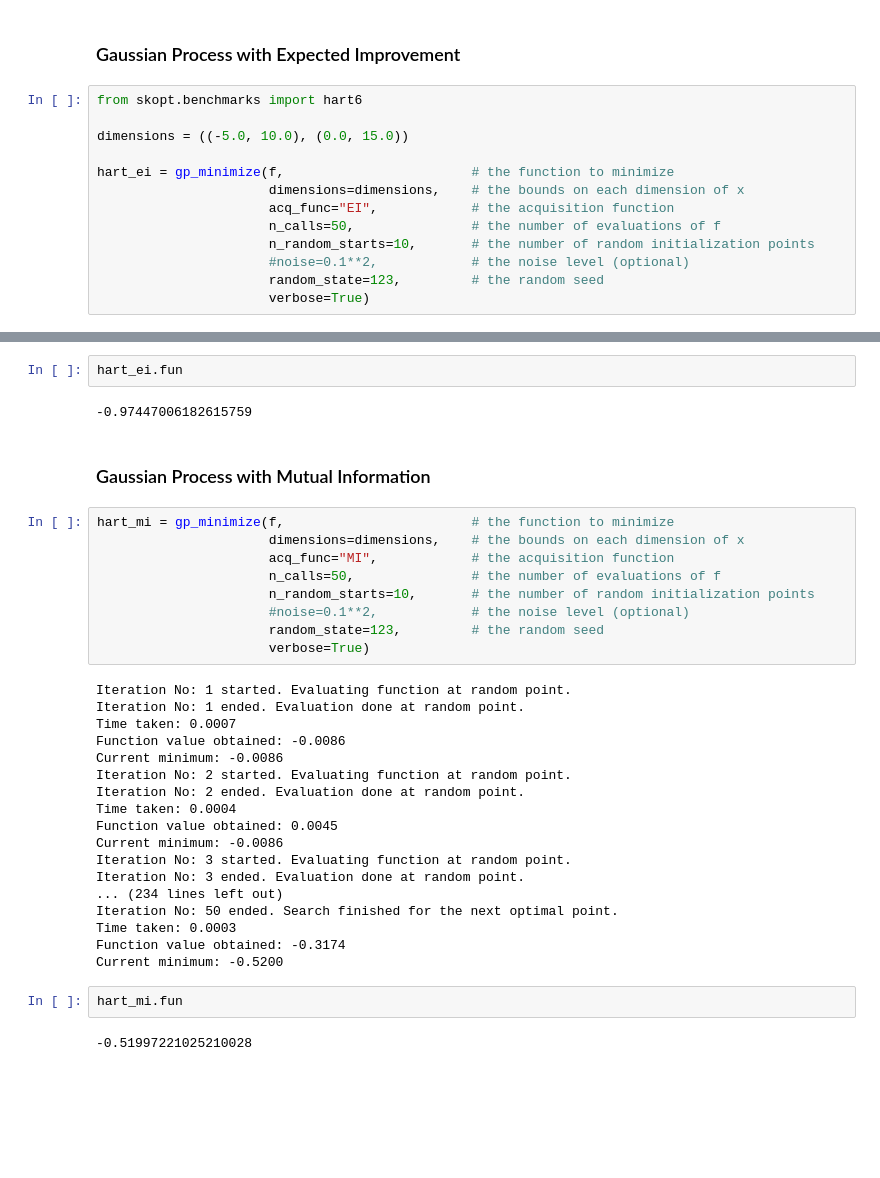
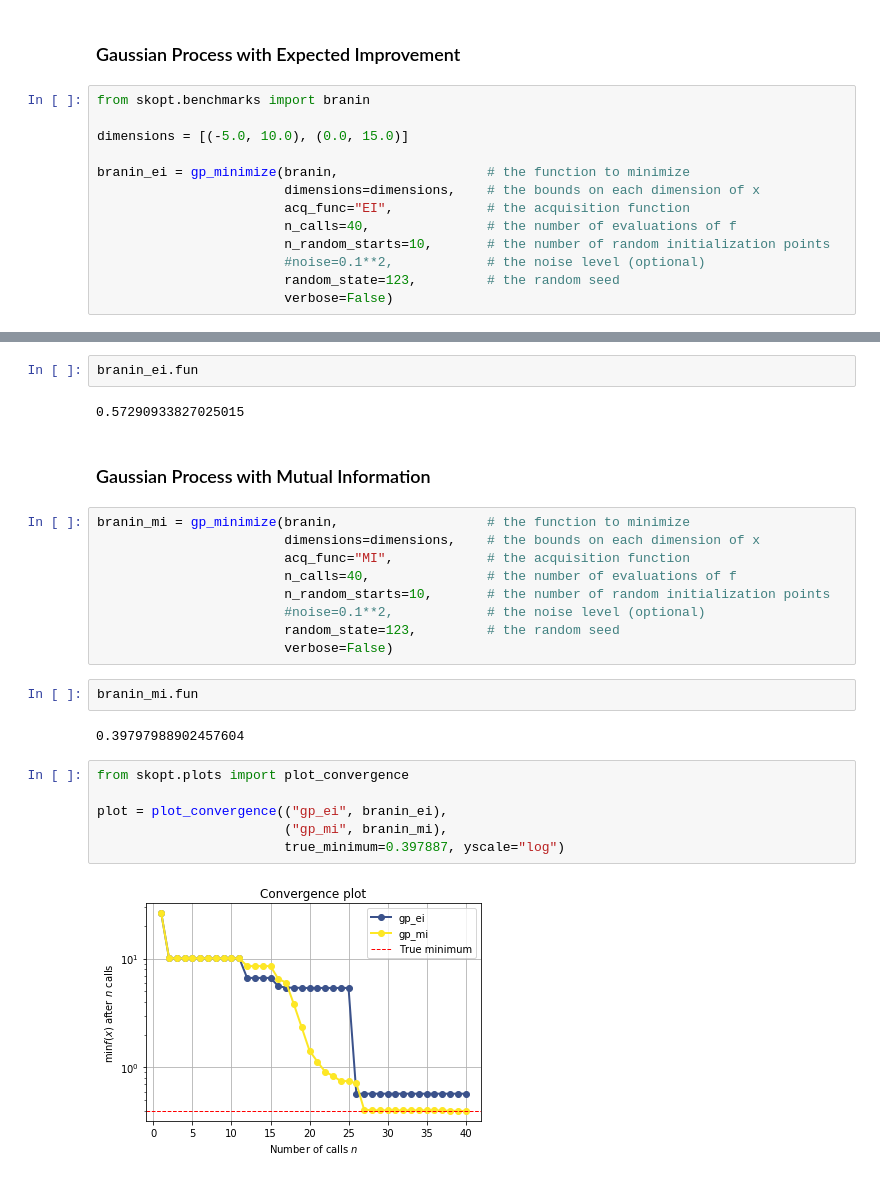
Before and after one commit to yngtodd/skopt_notes, a Jupyter notebook: acquisition_funcs/mutual_information_dev.ipynb, the cells around one changed output, grey strips where cells are left out. Cells and saved outputs as stored; diff of their text form; blank space fills up the shorter version.

```diff
--- a/acquisition_funcs/mutual_information_dev.ipynb
+++ b/acquisition_funcs/mutual_information_dev.ipynb
@@ -185,15 +185,15 @@ Let's see how things look with a slightly more complicated function.
 # %% [markdown]
 ### Gaussian Process with Expected Improvement
 # %%
-from skopt.benchmarks import hart6
+from skopt.benchmarks import branin
 
-dimensions = ((-5.0, 10.0), (0.0, 15.0))
+dimensions = [(-5.0, 10.0), (0.0, 15.0)]
 
-hart_ei = gp_minimize(f,                        # the function to minimize
-                      dimensions=dimensions,    # the bounds on each dimension of x
-                      acq_func="EI",            # the acquisition function
-                      n_calls=50,               # the number of evaluations of f
-                      n_random_starts=10,       # the number of random initialization points
-                      #noise=0.1**2,            # the noise level (optional)
-                      random_state=123,         # the random seed
-                      verbose=True)
+branin_ei = gp_minimize(branin,                   # the function to minimize
+                        dimensions=dimensions,    # the bounds on each dimension of x
+                        acq_func="EI",            # the acquisition function
+                        n_calls=40,               # the number of evaluations of f
+                        n_random_starts=10,       # the number of random initialization points
+                        #noise=0.1**2,            # the noise level (optional)
+                        random_state=123,         # the random seed
+                        verbose=False)
@@ -218,37 +200,27 @@ Current minimum: -0.9745
 # %%
-hart_ei.fun
+branin_ei.fun
 # %% [output]
--0.97447006182615759
+0.57290933827025015
 # %% [markdown]
 ### Gaussian Process with Mutual Information
 # %%
-hart_mi = gp_minimize(f,                        # the function to minimize
-                      dimensions=dimensions,    # the bounds on each dimension of x
-                      acq_func="MI",            # the acquisition function
-                      n_calls=50,               # the number of evaluations of f
-                      n_random_starts=10,       # the number of random initialization points
-                      #noise=0.1**2,            # the noise level (optional)
-                      random_state=123,         # the random seed
-                      verbose=True)
+branin_mi = gp_minimize(branin,                   # the function to minimize
+                        dimensions=dimensions,    # the bounds on each dimension of x
+                        acq_func="MI",            # the acquisition function
+                        n_calls=40,               # the number of evaluations of f
+                        n_random_starts=10,       # the number of random initialization points
+                        #noise=0.1**2,            # the noise level (optional)
+                        random_state=123,         # the random seed
+                        verbose=False)
-# %% [output]
-Iteration No: 1 started. Evaluating function at random point.
-Iteration No: 1 ended. Evaluation done at random point.
-Time taken: 0.0007
-Function value obtained: -0.0086
-Current minimum: -0.0086
-Iteration No: 2 started. Evaluating function at random point.
-Iteration No: 2 ended. Evaluation done at random point.
-Time taken: 0.0004
-Function value obtained: 0.0045
-Current minimum: -0.0086
-Iteration No: 3 started. Evaluating function at random point.
-Iteration No: 3 ended. Evaluation done at random point.
-... (234 lines left out)
-Iteration No: 50 ended. Search finished for the next optimal point.
-Time taken: 0.0003
-Function value obtained: -0.3174
-Current minimum: -0.5200
 # %%
-hart_mi.fun
+branin_mi.fun
 # %% [output]
--0.51997221025210028
+0.39797988902457604
+# %%
+from skopt.plots import plot_convergence
+
+plot = plot_convergence(("gp_ei", branin_ei),
+                        ("gp_mi", branin_mi),
+                        true_minimum=0.397887, yscale="log")
+# %% [output]
+[figure, added]
```
Also changed, not shown: parts of 9 cells of this notebook.
